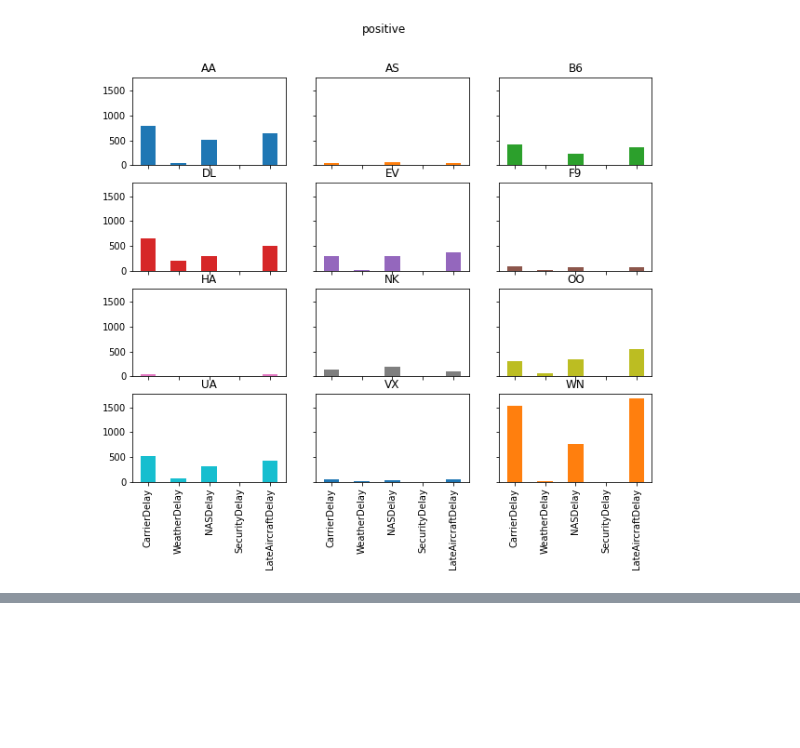
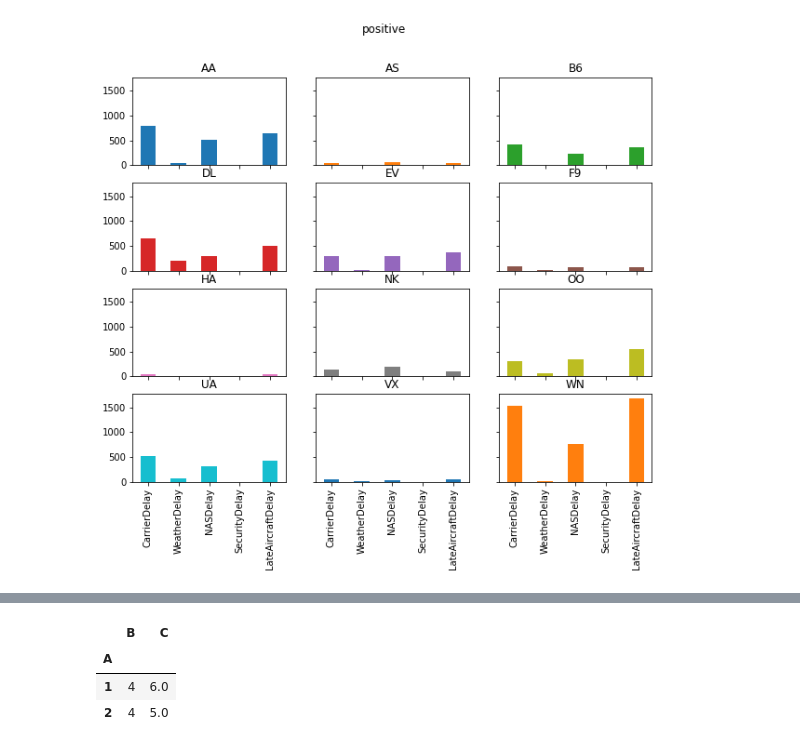
Before and after one commit to beauvilerobed/ds-ml-notes-projects-and-tutorials, a Jupyter notebook: projects/intro-to-economic-modeling-and-ds/working-with-data/groupby.ipynb, the cells around one changed output, grey strips where cells are left out. Drawn from its saved outputs; the diff is of its cells as text; code cells hidden in the pictures; blank space fills up the shorter version.

```diff
--- a/projects/intro-to-economic-modeling-and-ds/working-with-data/groupby.ipynb
+++ b/projects/intro-to-economic-modeling-and-ds/working-with-data/groupby.ipynb
@@ -567,0 +509,7 @@ Good luck!
+# %%
+gbA.sum()
+# %% [output]
+|  | B | C |
+| A |  |  |
+| 1 | 4 | 6.0 |
+| 2 | 4 | 5.0 |
```
Also changed, not shown: parts of 9 cells of this notebook.
